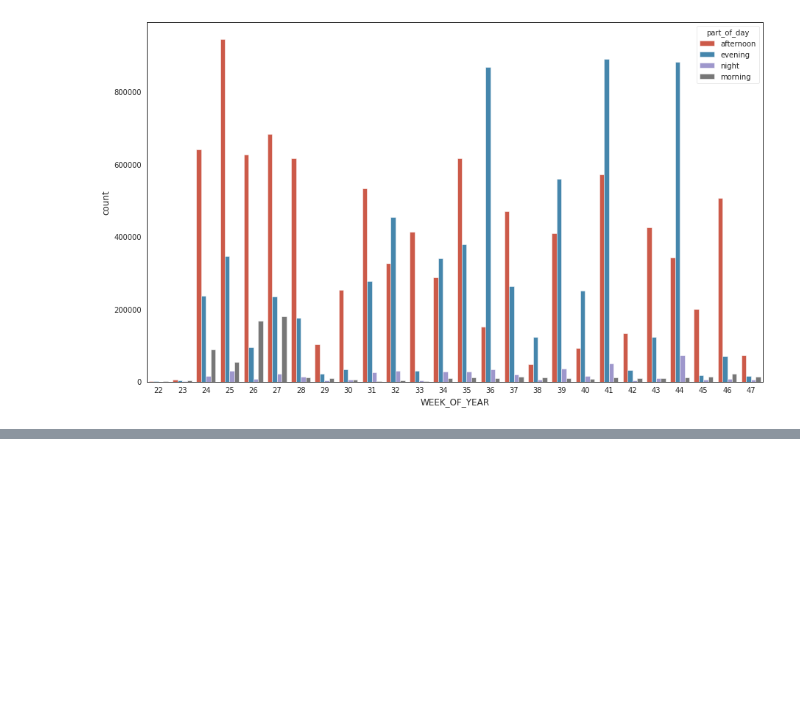
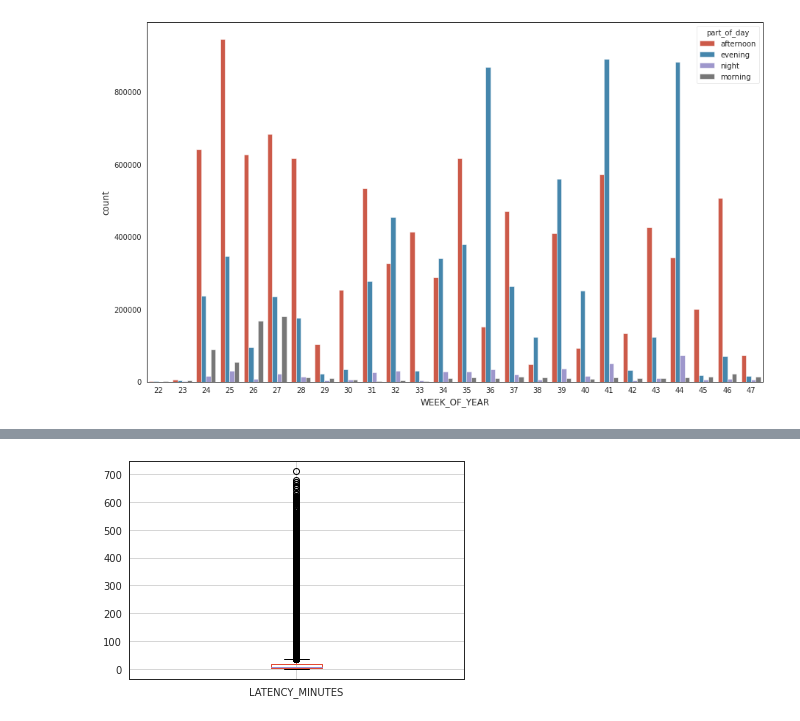
Before and after one commit to asimds/26DECOPFAIL, a Jupyter notebook: CLEANED_MSG_ANALYSIS+.ipynb, the cells around one changed output, grey strips where cells are left out. Saved outputs shown, nothing was run; the diff lists cells and outputs as text; code cells hidden in the pictures; blank space fills up the shorter version.

```diff
--- a/CLEANED_MSG_ANALYSIS+.ipynb
+++ b/CLEANED_MSG_ANALYSIS+.ipynb
@@ -304,3 +283,5 @@ sns.countplot(x='WEEK_OF_YEAR',hue='part_of_day',data=df1);
 # %%
 plt.subplots(figsize=(15,9))
 sns.scatterplot(x='LATENCY_MINUTES',y='NUMBER_MESSAGES',hue='MESSAGE_TYPE',data=df1,);
+# %%
+df1.drop('TIMESTAMP', axis=1, inplace=True)
@@ -306,0 +297,4 @@ sns.scatterplot(x='LATENCY_MINUTES',y='NUMBER_MESSAGES',hue='MESSAGE_TYPE',data=
+# %%
+df1.boxplot(column=['LATENCY_MINUTES'], return_type='axes');
+# %% [output]
+[figure, added]
```
Also changed, not shown: parts of 12 cells of this notebook.
